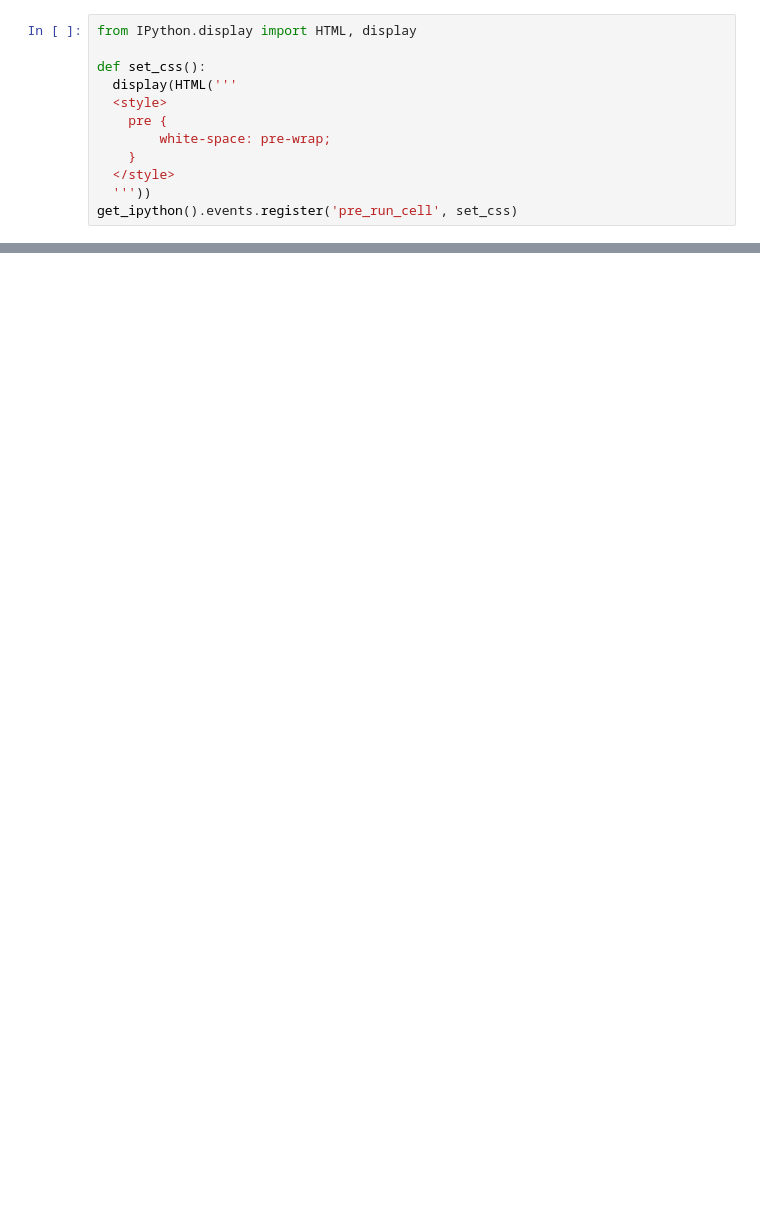
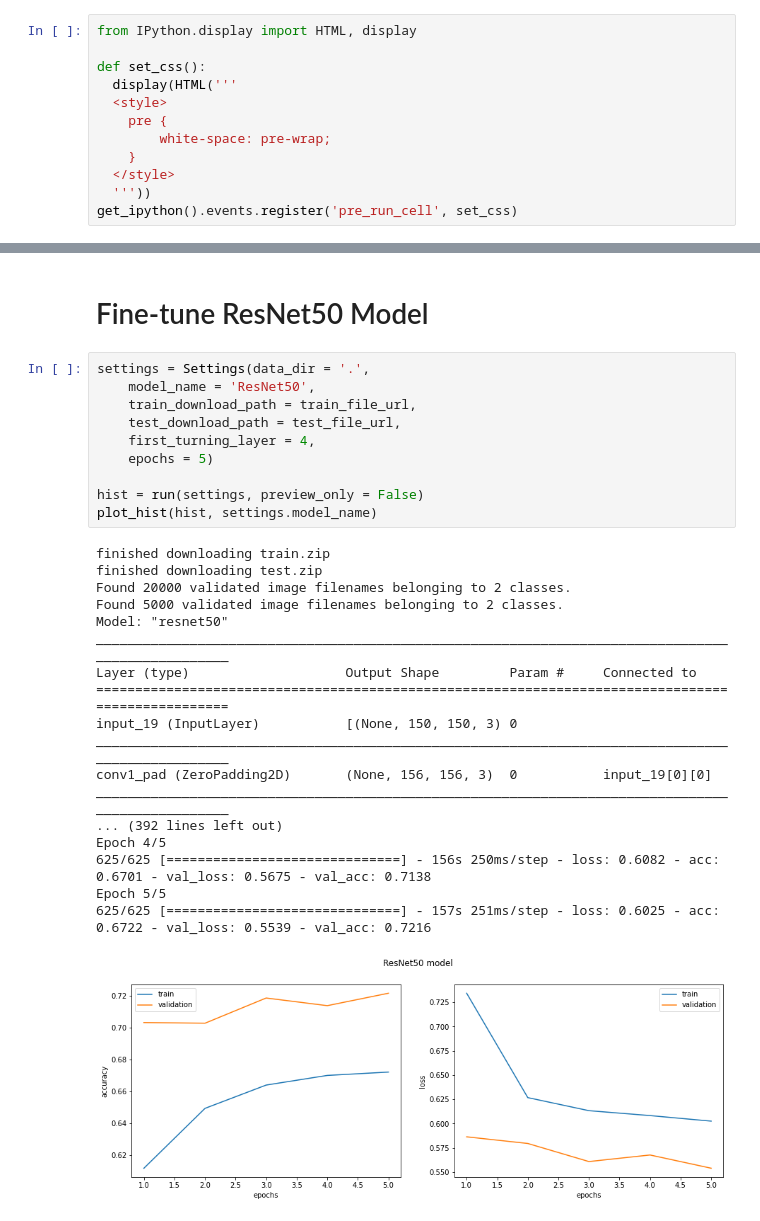
Before and after one commit to gaolichen/machine-learning-examples, a Jupyter notebook: cnn/dog_vs_cat.ipynb, the cells around one changed output, grey strips where cells are left out. Drawn from its saved outputs; the diff is of its cells as text; blank space fills up the shorter version.

```diff
--- a/cnn/dog_vs_cat.ipynb
+++ b/cnn/dog_vs_cat.ipynb
@@ -567,0 +111,31 @@ loading weights from /content/drive/MyDrive/colab/dog_cat/resnet50_run1_0012.ckp
+# %% [markdown]
+# Fine-tune ResNet50 Model
+# %%
+settings = Settings(data_dir = '.',
+    model_name = 'ResNet50',
+    train_download_path = train_file_url,
+    test_download_path = test_file_url,
+    first_turning_layer = 4,
+    epochs = 5)
+
+hist = run(settings, preview_only = False)
+plot_hist(hist, settings.model_name)
+# %% [output]
+finished downloading train.zip
+finished downloading test.zip
+Found 20000 validated image filenames belonging to 2 classes.
+Found 5000 validated image filenames belonging to 2 classes.
+Model: "resnet50"
+__________________________________________________________________________________________________
+Layer (type)                    Output Shape         Param #     Connected to
+==================================================================================================
+input_19 (InputLayer)           [(None, 150, 150, 3) 0
+__________________________________________________________________________________________________
+conv1_pad (ZeroPadding2D)       (None, 156, 156, 3)  0           input_19[0][0]
+__________________________________________________________________________________________________
+... (392 lines left out)
+Epoch 4/5
+625/625 [==============================] - 156s 250ms/step - loss: 0.6082 - acc: 0.6701 - val_loss: 0.5675 - val_acc: 0.7138
+Epoch 5/5
+625/625 [==============================] - 157s 251ms/step - loss: 0.6025 - acc: 0.6722 - val_loss: 0.5539 - val_acc: 0.7216
+[figure, added]
```
Also changed, not shown: parts of 41 cells of this notebook.
